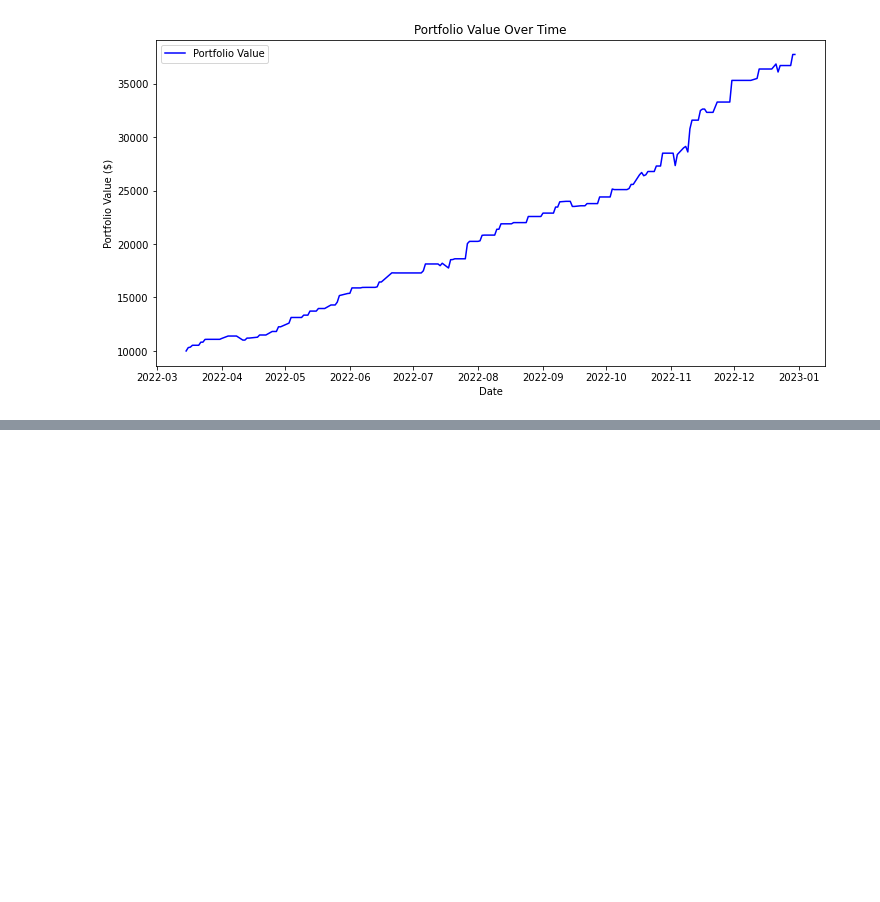
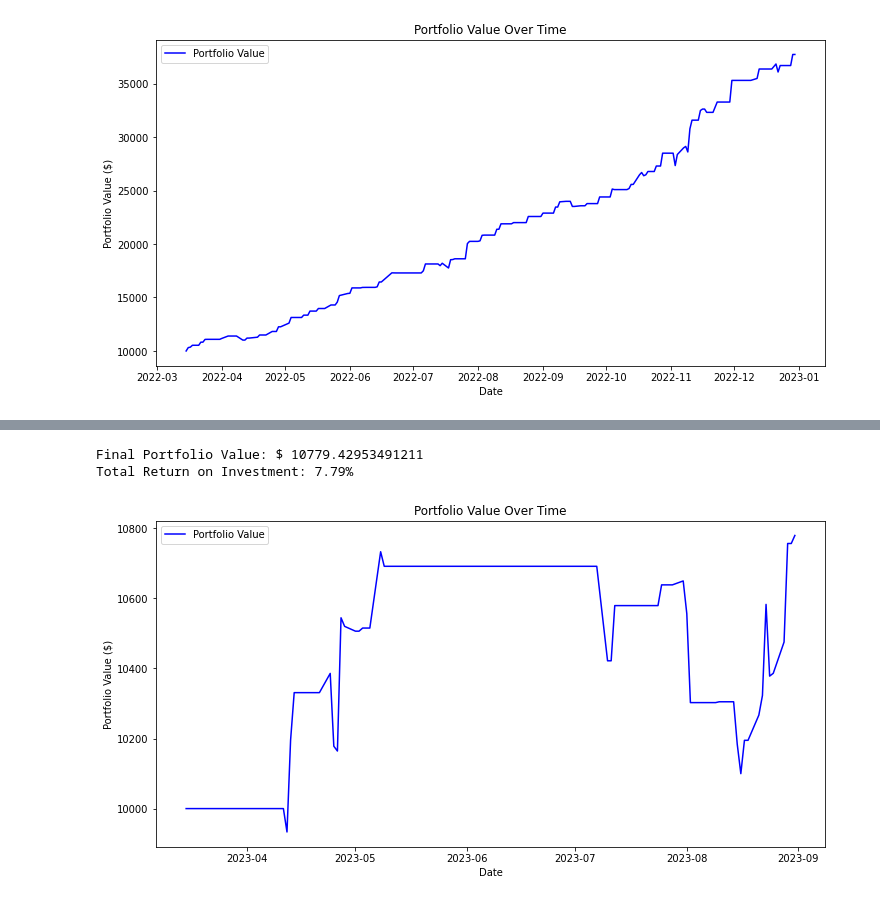
Before and after one commit to JWL5/Stock-model, a Jupyter notebook: stock.ipynb, the cells around one changed output, grey strips where cells are left out. Drawn from its saved outputs; the diff is of its cells as text; code cells hidden in the pictures; blank space fills up the shorter version.

```diff
--- a/stock.ipynb
+++ b/stock.ipynb
@@ -479,0 +565,57 @@ plt.show()
+# %%
+
+
+# Initialize variables for simulation
+initial_cash = 10000
+cash = initial_cash  # Current cash balance
+shares_held = 0
+portfolio_value = []  # Track portfolio value over time
+
+# Define a trading strategy based on model's predictions
+for index, row in dataSimu.iterrows():
+
+    prediction = grid_search.predict([row.drop(["Next_Day_Price_Up"])])
+
+    # Buy if the model predicts an increase
+    if prediction > 0.5:
+        # Calculate the number of shares to buy
+        shares_to_buy = int(cash / row['Close'])
+
+        # Buy shares
+        cost = shares_to_buy * row['Close']
+        cash -= cost
+        shares_held += shares_to_buy
+
+    # Sell if the model predicts a decrease
+    elif prediction < 0.5:
+        # Sell all shares
+        revenue = shares_held * row['Close']
+        cash += revenue
+        shares_held = 0
+
+    # Calculate the portfolio value at each time step
+    portfolio_value.append(cash + shares_held * row['Close'])
+
+# Calculate the final portfolio value
+final_portfolio_value = cash + shares_held * dataSimu.iloc[-1]['Close']
+
+# Calculate the total return on investment
+total_return = (final_portfolio_value - initial_cash) / initial_cash
+
+# Print the final portfolio value and total return
+print("Final Portfolio Value: $", final_portfolio_value)
+print("Total Return on Investment: {:.2f}%".format(total_return * 100))
+# %% [output]
+Final Portfolio Value: $ 10779.42953491211
+Total Return on Investment: 7.79%
+# %%
+# Plot portfolio value over time
+plt.figure(figsize=(12, 6))
+plt.plot(dataSimu.index, portfolio_value, label="Portfolio Value", color="blue")
+plt.legend()
+plt.title("Portfolio Value Over Time")
+plt.xlabel("Date")
+plt.ylabel("Portfolio Value ($)")
+plt.show()
+# %% [output]
+[figure, added]
```
Also changed, not shown: parts of 7 cells of this notebook.
